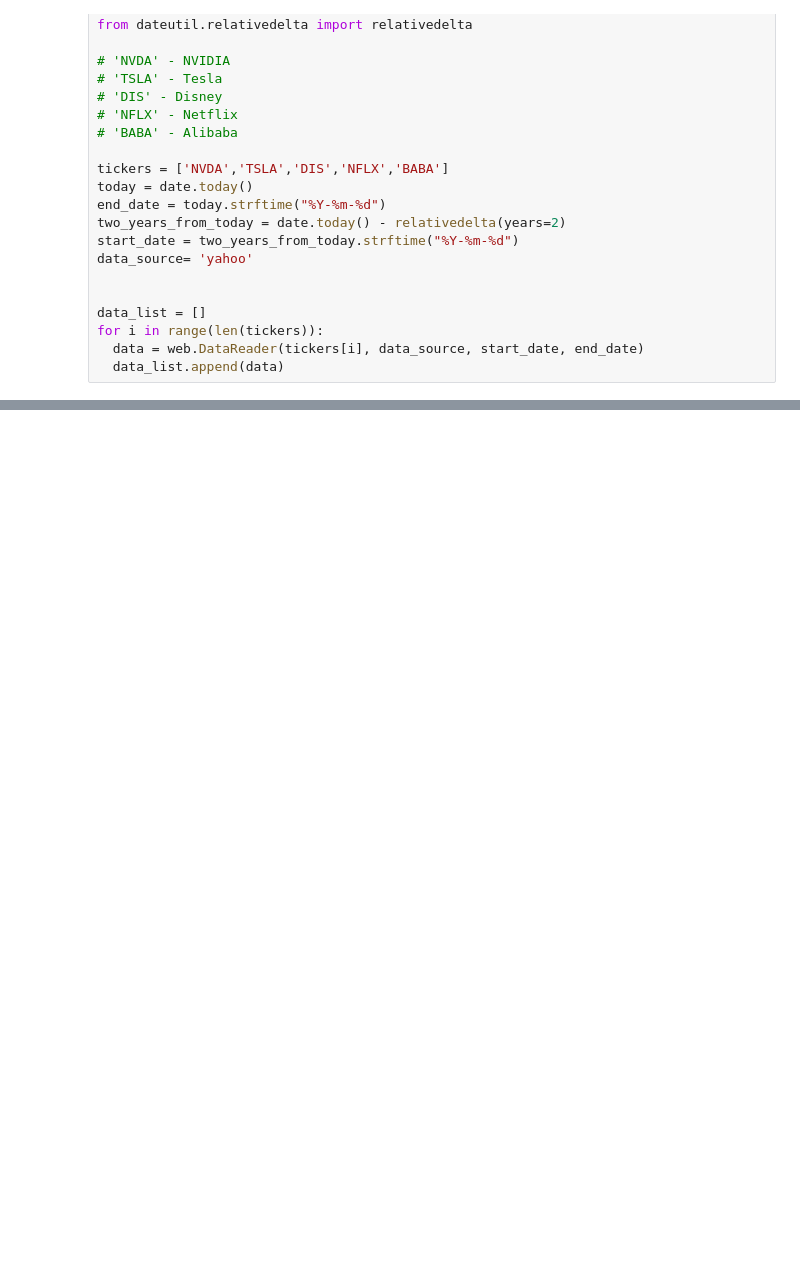
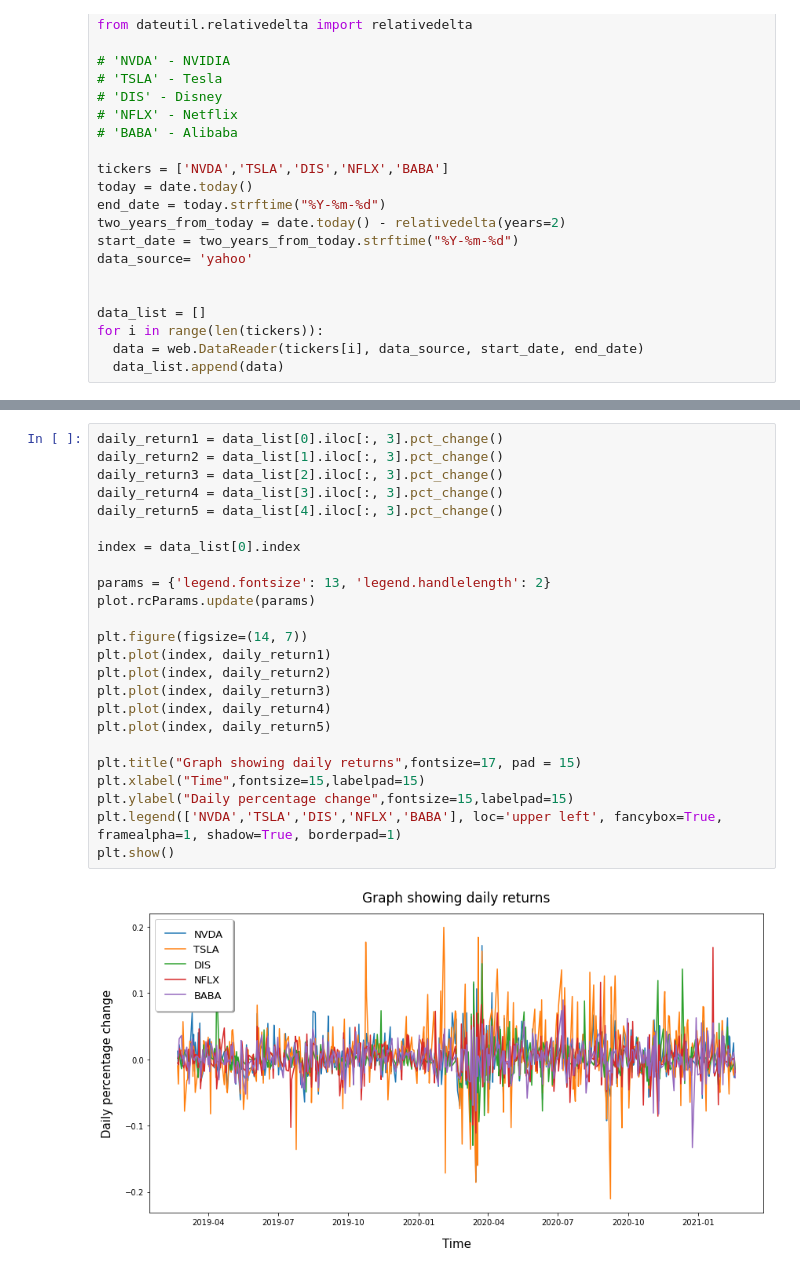
Before and after one commit to AdamSikorski/Markowitz-portfolio-model, a Jupyter notebook: Markowitz_model.ipynb, the cells around one changed output, grey strips where cells are left out. Cells and saved outputs as stored; diff of their text form; blank space fills up the shorter version.

```diff
--- a/Markowitz_model.ipynb
+++ b/Markowitz_model.ipynb
@@ -54,0 +55,26 @@ plt.show()
+# %%
+daily_return1 = data_list[0].iloc[:, 3].pct_change()
+daily_return2 = data_list[1].iloc[:, 3].pct_change()
+daily_return3 = data_list[2].iloc[:, 3].pct_change()
+daily_return4 = data_list[3].iloc[:, 3].pct_change()
+daily_return5 = data_list[4].iloc[:, 3].pct_change()
+
+index = data_list[0].index
+
+params = {'legend.fontsize': 13, 'legend.handlelength': 2}
+plot.rcParams.update(params)
+
+plt.figure(figsize=(14, 7))
+plt.plot(index, daily_return1)
+plt.plot(index, daily_return2)
+plt.plot(index, daily_return3)
+plt.plot(index, daily_return4)
+plt.plot(index, daily_return5)
+
+plt.title("Graph showing daily returns",fontsize=17, pad = 15)
+plt.xlabel("Time",fontsize=15,labelpad=15)
+plt.ylabel("Daily percentage change",fontsize=15,labelpad=15)
+plt.legend(['NVDA','TSLA','DIS','NFLX','BABA'], loc='upper left', fancybox=True, framealpha=1, shadow=True, borderpad=1)
+plt.show()
+# %% [output]
+[figure, added]
```
Also changed, not shown: parts of 1 cell of this notebook.
